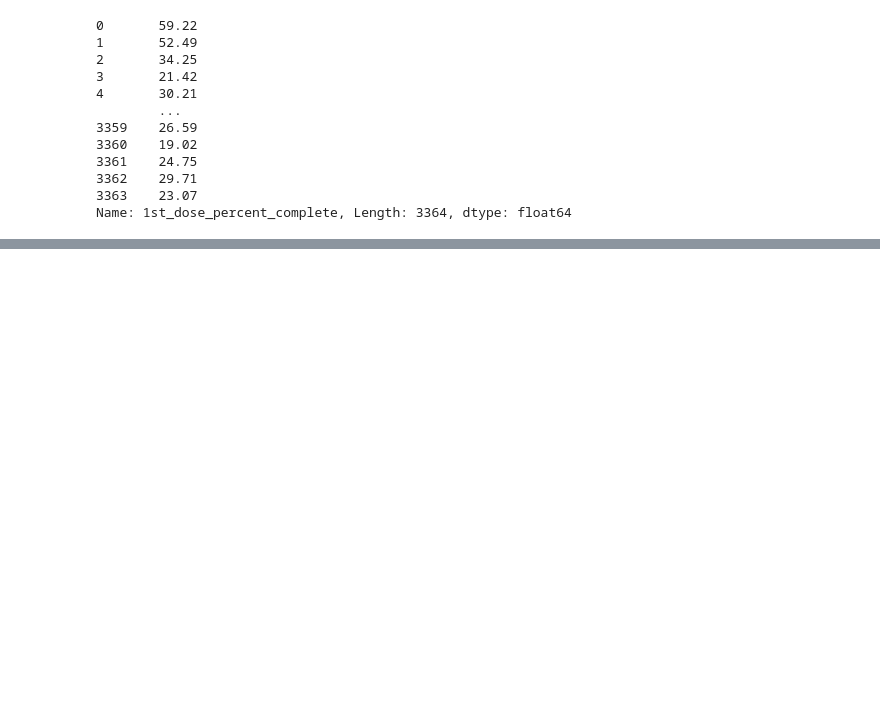
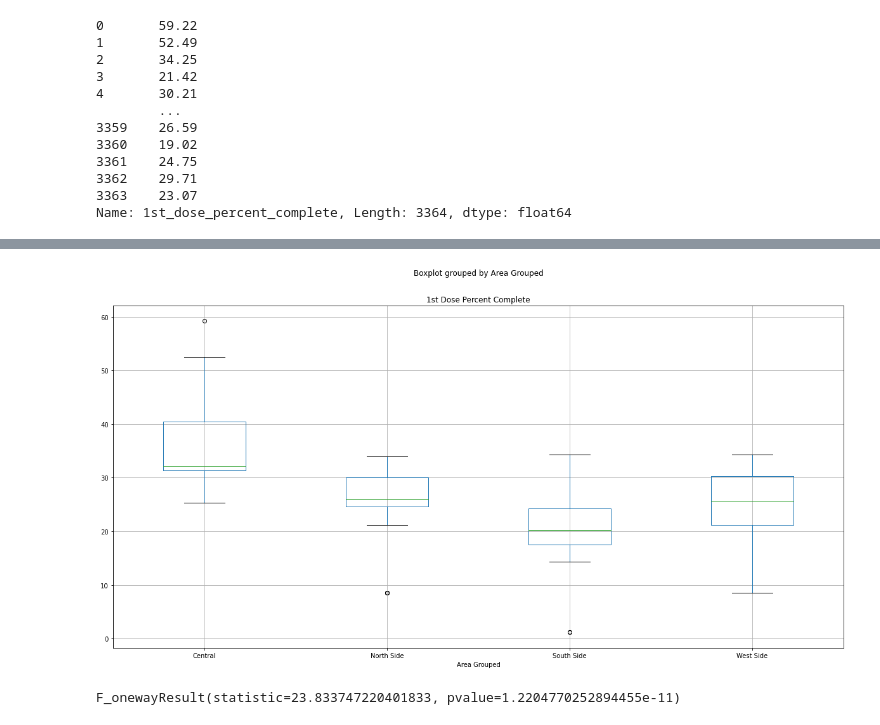
Before and after one commit to abarba1914/project-one, a Jupyter notebook: MASTERDF.ipynb, the cells around one changed output, grey strips where cells are left out. Saved outputs shown, nothing was run; the diff lists cells and outputs as text; code cells hidden in the pictures; blank space fills up the shorter version.

```diff
--- a/MASTERDF.ipynb
+++ b/MASTERDF.ipynb
@@ -340,0 +451,5 @@ fig2
+# %%
+area_df.boxplot("1st Dose Percent Complete", by="Area Grouped", figsize=(20, 10))
+plt.savefig('boxplot_groupedAreas.png');
+# %% [output]
+[figure, added]
@@ -340,0 +462,5 @@ fig2
+# %%
+# Perform the ANOVA
+stats.f_oneway(group1, group2, group3, group4)
+# %% [output]
+F_onewayResult(statistic=23.833747220401833, pvalue=1.2204770252894455e-11)
```
Also changed, not shown: parts of 15 cells of this notebook, 5 other files.
